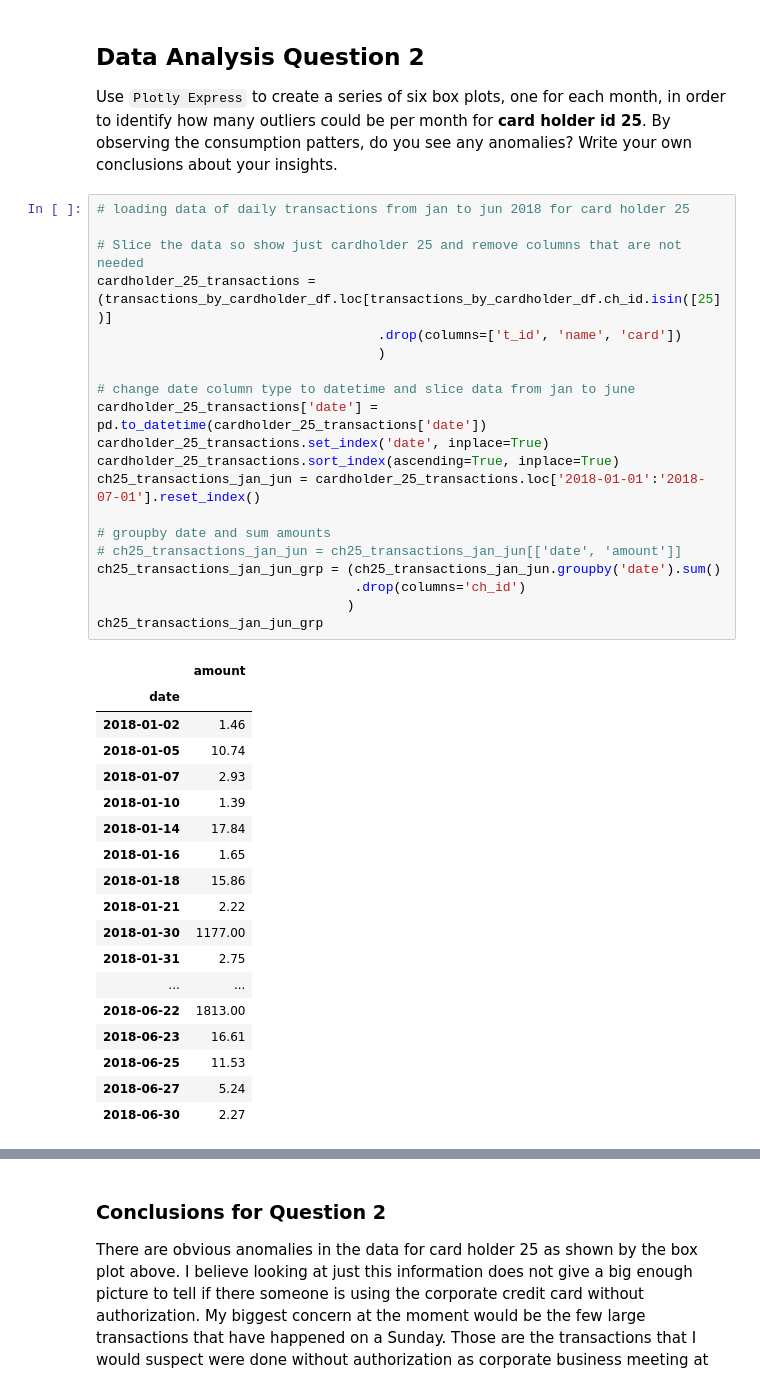
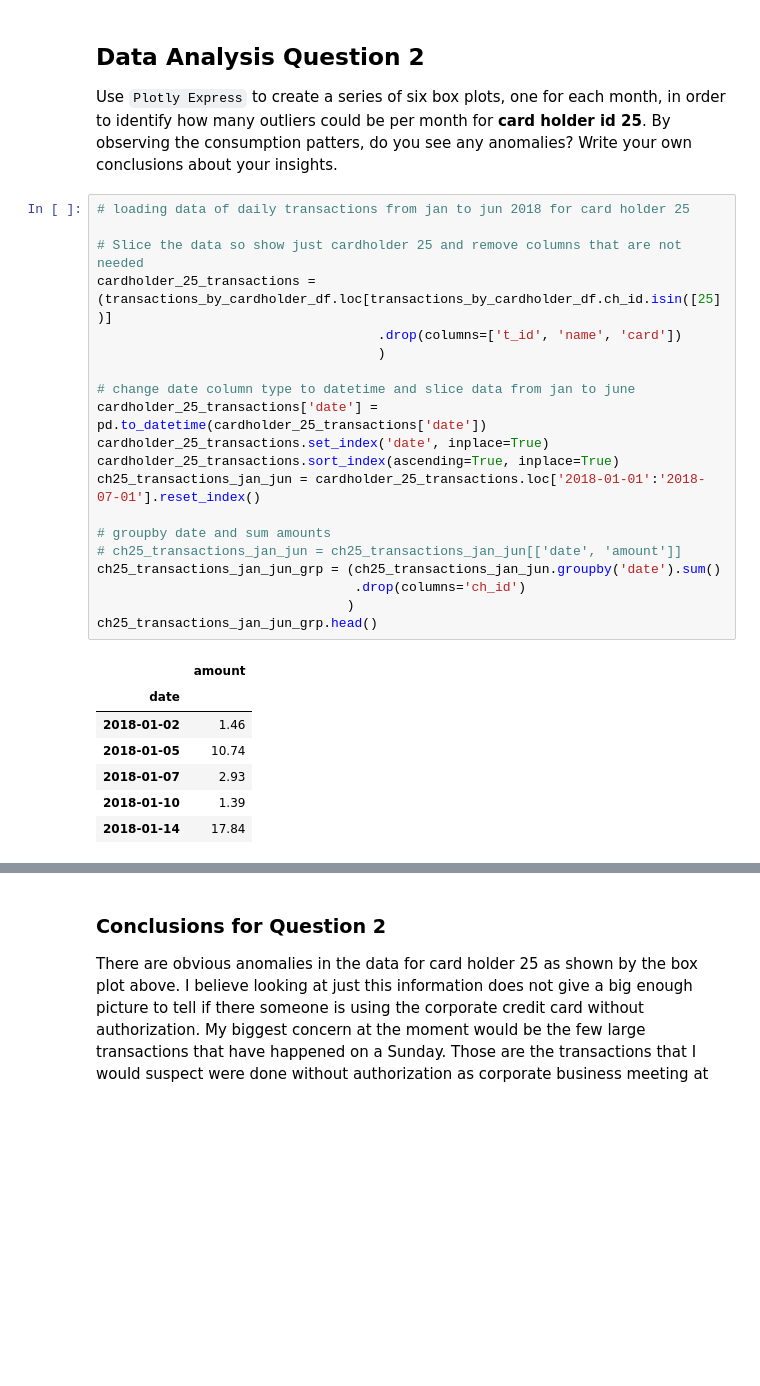
Before and after one commit to brettauc/SQL-Analysis, a Jupyter notebook: Code/visual_data_analysis.ipynb, the cells around one changed output, grey strips where cells are left out. Drawn from its saved outputs; the diff is of its cells as text; blank space fills up the shorter version.

```diff
--- a/Code/visual_data_analysis.ipynb
+++ b/Code/visual_data_analysis.ipynb
@@ -103,42 +88,31 @@ ch2_total_transactions_by_date.hvplot(xlabel='Date',
 # %%
 # loading data of daily transactions from jan to jun 2018 for card holder 25
 
 # Slice the data so show just cardholder 25 and remove columns that are not needed
 cardholder_25_transactions = (transactions_by_cardholder_df.loc[transactions_by_cardholder_df.ch_id.isin([25])]
                                     .drop(columns=['t_id', 'name', 'card'])
                                     )
 
 # change date column type to datetime and slice data from jan to june
 cardholder_25_transactions['date'] = pd.to_datetime(cardholder_25_transactions['date'])
 cardholder_25_transactions.set_index('date', inplace=True)
 cardholder_25_transactions.sort_index(ascending=True, inplace=True)
 ch25_transactions_jan_jun = cardholder_25_transactions.loc['2018-01-01':'2018-07-01'].reset_index()
 
 # groupby date and sum amounts
 # ch25_transactions_jan_jun = ch25_transactions_jan_jun[['date', 'amount']]
 ch25_transactions_jan_jun_grp = (ch25_transactions_jan_jun.groupby('date').sum()
                                  .drop(columns='ch_id')
                                 )
-ch25_transactions_jan_jun_grp
+ch25_transactions_jan_jun_grp.head()
 # %% [output]
 |  | amount |
 | date |  |
 | 2018-01-02 | 1.46 |
 | 2018-01-05 | 10.74 |
 | 2018-01-07 | 2.93 |
 | 2018-01-10 | 1.39 |
 | 2018-01-14 | 17.84 |
-| 2018-01-16 | 1.65 |
-| 2018-01-18 | 15.86 |
-| 2018-01-21 | 2.22 |
-| 2018-01-30 | 1177.00 |
-| 2018-01-31 | 2.75 |
-| ... | ... |
-| 2018-06-22 | 1813.00 |
-| 2018-06-23 | 16.61 |
-| 2018-06-25 | 11.53 |
-| 2018-06-27 | 5.24 |
-| 2018-06-30 | 2.27 |
 # %%
 # change the numeric month to month names
 from datetime import datetime
```
Also changed, not shown: parts of 4 cells of this notebook, 1 other file.
